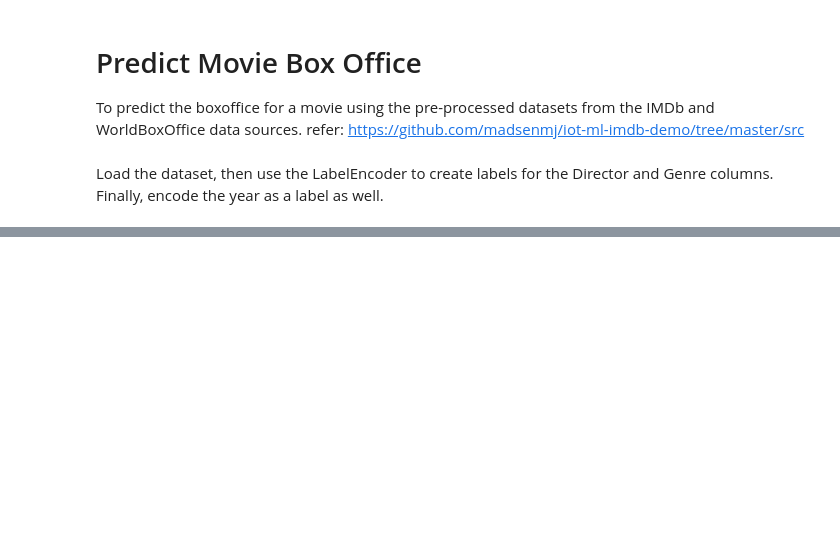
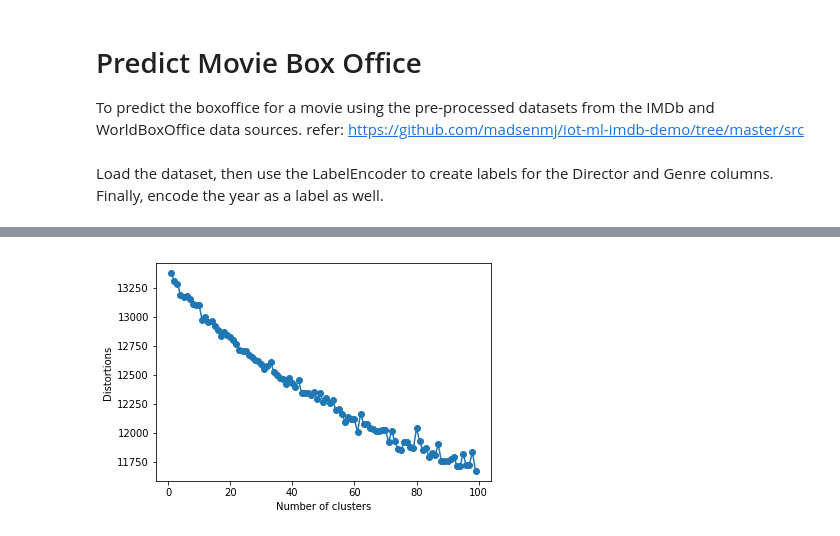
Before and after one commit to maujy/imdbetl, a Jupyter notebook: movieboxoffice_prediction_test.ipynb, the cells around one changed output, grey strips where cells are left out. Drawn from its saved outputs; the diff is of its cells as text; code cells hidden in the pictures; blank space fills up the shorter version.

```diff
--- a/movieboxoffice_prediction_test.ipynb
+++ b/movieboxoffice_prediction_test.ipynb
@@ -110,3 +240,10 @@ print(temp_df)
+# %%
+plt.plot(range(1, CLUSTERSMAX), distortions, marker='o')
+plt.xlabel('Number of clusters')
+plt.ylabel('Distortions')
+plt.show()
+# %% [output]
+[figure, added]
 # %%
 genres = pd.concat([temp_df['genres1'], temp_df['genres2'], temp_df['genres3']])
 directors = pd.concat([temp_df['director1'],temp_df['director2'],temp_df['director3'],temp_df['director4']])
```
Also changed, not shown: parts of 10 cells of this notebook.
